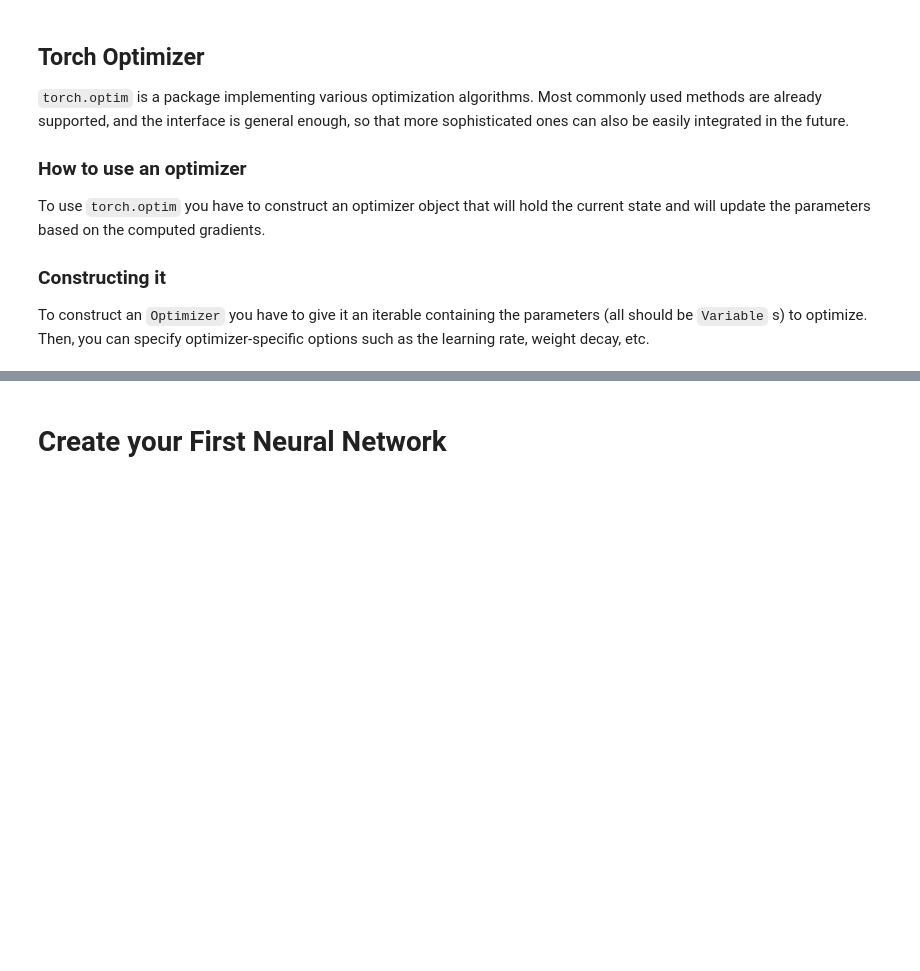
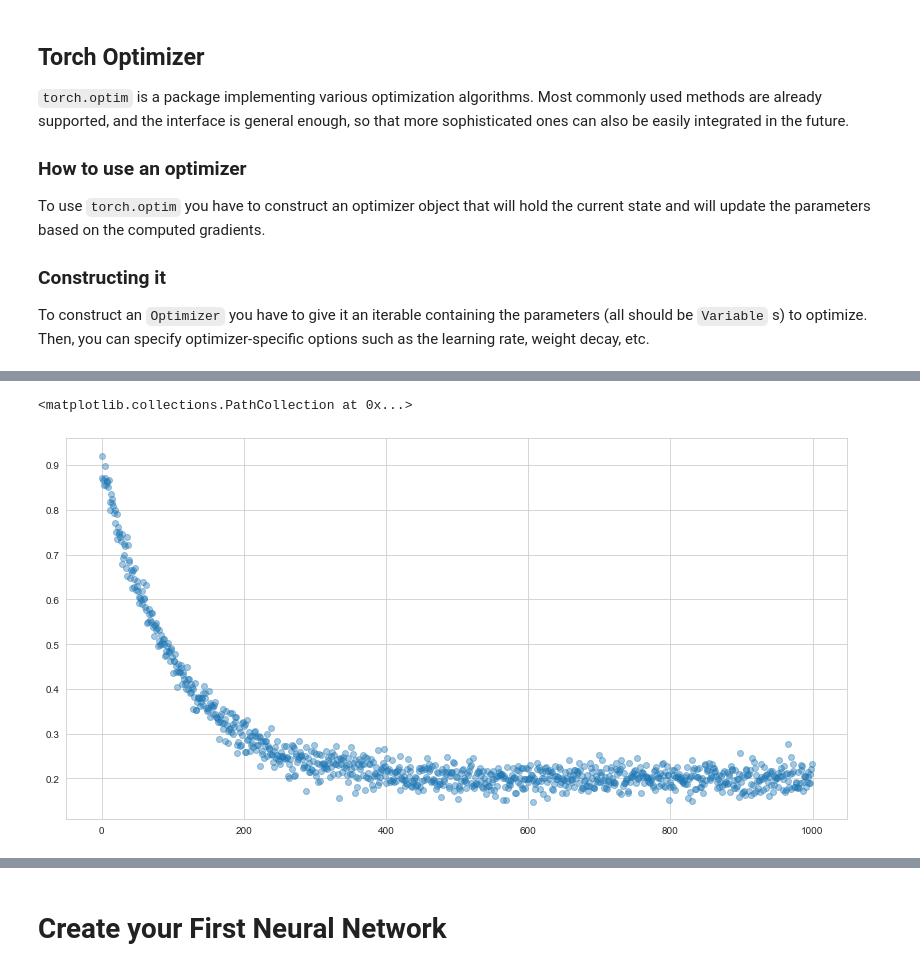
Before and after one commit to OscarChang46/Machine_Learning, a Jupyter notebook: basic_deep_neural_network/tutorial.ipynb, the cells around one changed output, grey strips where cells are left out. Saved outputs shown, nothing was run; the diff lists cells and outputs as text; code cells hidden in the pictures; blank space fills up the shorter version.

Commit message:
torch introduction

```diff
--- a/basic_deep_neural_network/tutorial.ipynb
+++ b/basic_deep_neural_network/tutorial.ipynb
@@ -169,0 +213,16 @@ optimizer = optim.SGD([W], lr = 0.0001)
+# %%
+from torch.functional import F
+from copy import copy
+import seaborn as sns
+import matplotlib.pyplot as plt
+sns.set_style("whitegrid")
+n = 1000
+noise = torch.Tensor(np.random.normal(0, 0.02, size=n))
+x = torch.arange(n)
+a, k, b = 0.7, .01, 0.2
+y = a * np.exp(-k * x) + b + noise
+plt.figure(figsize=(14, 7))
+plt.scatter(x, y, alpha=0.4)
+# %% [output]
+<matplotlib.collections.PathCollection at 0x...>
+[figure, added]
```
Also changed, not shown: parts of 9 cells of this notebook, 1 other file.
